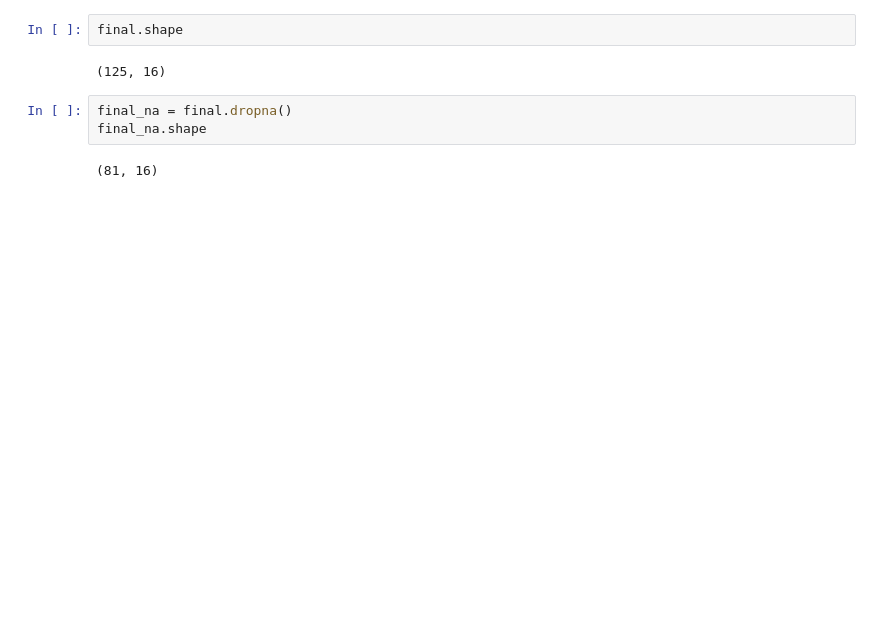
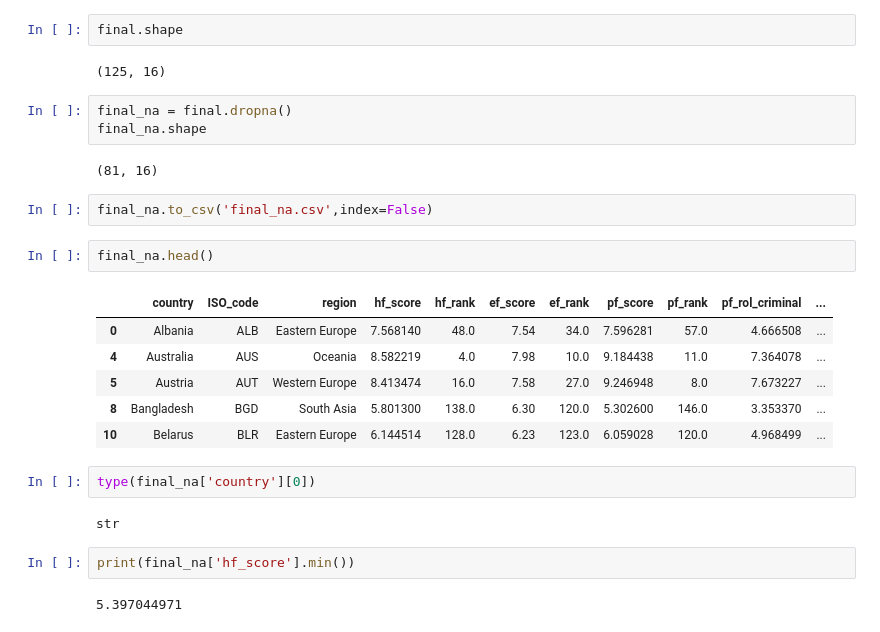
Before and after one commit to danagong/info3300-project1, a Jupyter notebook: datacleaning.ipynb, the cells around one changed output. Cells and saved outputs as stored; diff of their text form; blank space fills up the shorter version.

```diff
--- a/datacleaning.ipynb
+++ b/datacleaning.ipynb
@@ -104,3 +104,22 @@ final_na = final.dropna()
 final_na.shape
 # %% [output]
 (81, 16)
+# %%
+final_na.to_csv('final_na.csv',index=False)
+# %%
+final_na.head()
+# %% [output]
+|  | country | ISO_code | region | hf_score | hf_rank | ef_score | ef_rank | pf_score | pf_rank | pf_rol_criminal | ... |
+| 0 | Albania | ALB | Eastern Europe | 7.568140 | 48.0 | 7.54 | 34.0 | 7.596281 | 57.0 | 4.666508 | ... |
+| 4 | Australia | AUS | Oceania | 8.582219 | 4.0 | 7.98 | 10.0 | 9.184438 | 11.0 | 7.364078 | ... |
+| 5 | Austria | AUT | Western Europe | 8.413474 | 16.0 | 7.58 | 27.0 | 9.246948 | 8.0 | 7.673227 | ... |
+| 8 | Bangladesh | BGD | South Asia | 5.801300 | 138.0 | 6.30 | 120.0 | 5.302600 | 146.0 | 3.353370 | ... |
+| 10 | Belarus | BLR | Eastern Europe | 6.144514 | 128.0 | 6.23 | 123.0 | 6.059028 | 120.0 | 4.968499 | ... |
+# %%
+type(final_na['country'][0])
+# %% [output]
+str
+# %%
+print(final_na['hf_score'].min())
+# %% [output]
+5.397044971
```
Also changed, not shown: parts of 1 cell of this notebook, 2 other files.
